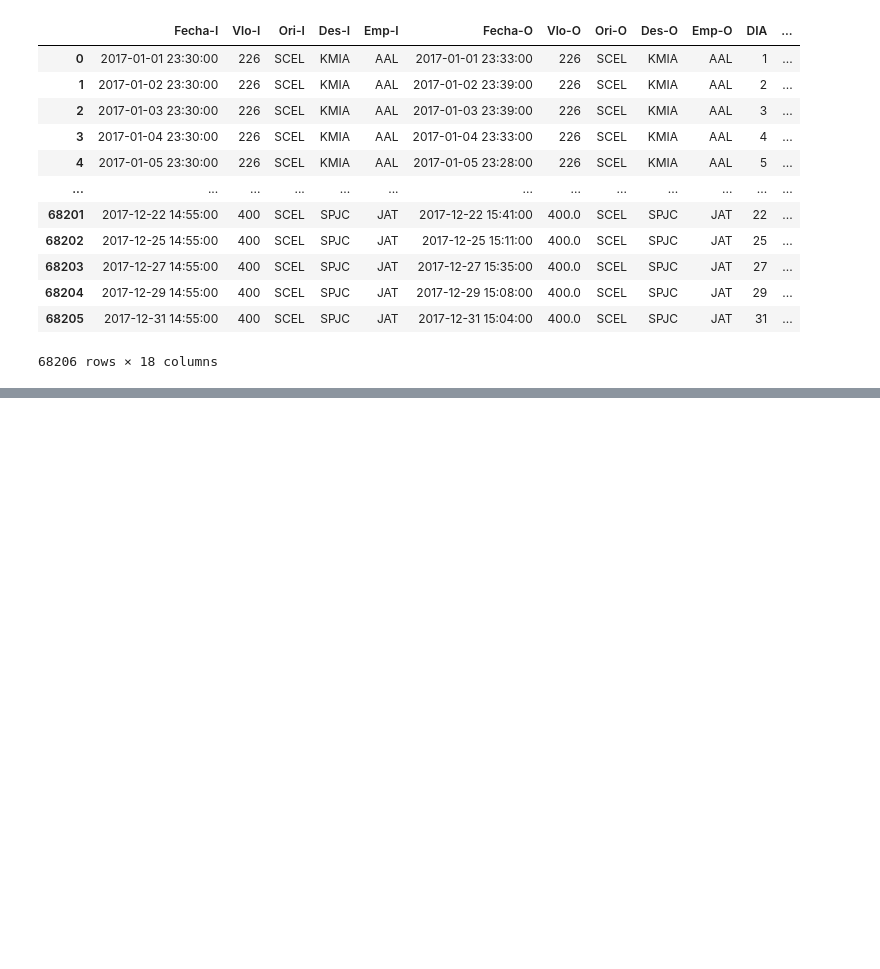
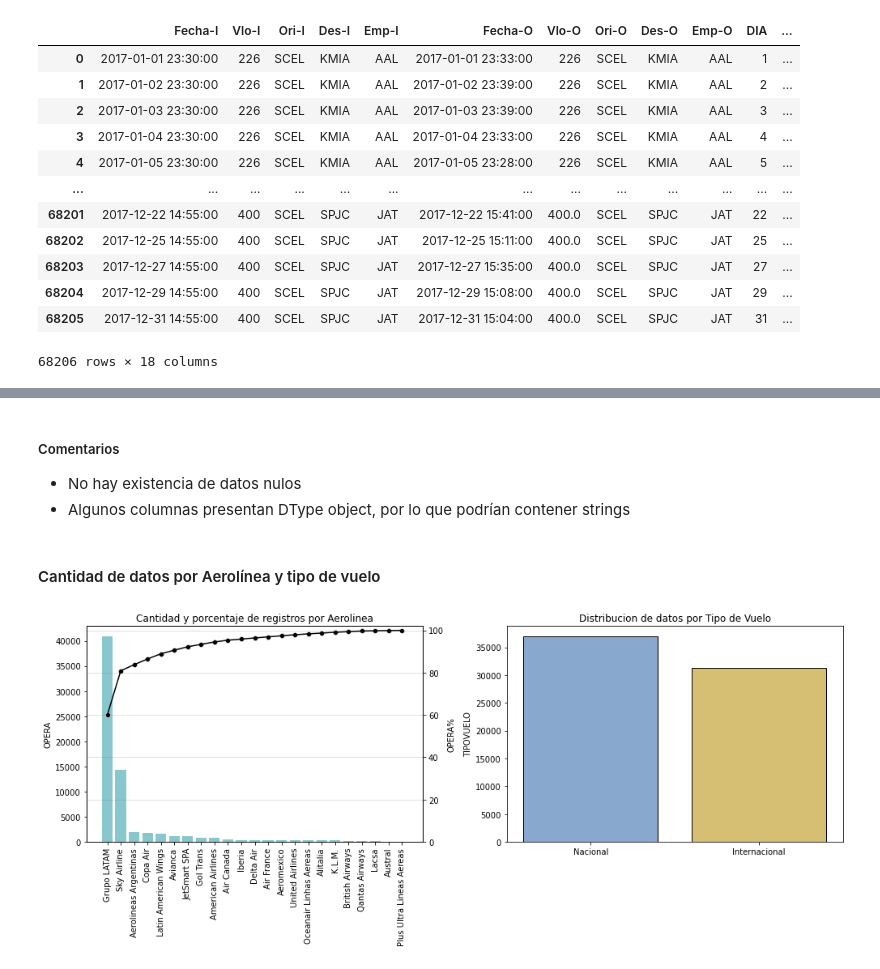
Before and after one commit to jesusfberrios/ds_challenge_latam, a Jupyter notebook: solution.ipynb, the cells around one changed output, grey strips where cells are left out. Saved outputs shown, nothing was run; the diff lists cells and outputs as text; code cells hidden in the pictures; blank space fills up the shorter version.

```diff
--- a/solution.ipynb
+++ b/solution.ipynb
@@ -59,0 +108,30 @@ Se procede a explorar los datos.
+# %% [markdown]
+##### Comentarios
+* No hay existencia de datos nulos
+* Algunos columnas presentan DType object, por lo que podrían contener strings
+# %% [markdown]
+#### Cantidad de datos por Aerolínea y tipo de vuelo
+# %%
+fig, axes = plt.subplots(nrows=1,ncols=2,figsize=(14,6))
+axes = axes.flatten()
+
+ax = axes[0]
+ax.set_title('Cantidad y porcentaje de registros por Aerolinea')
+sns.barplot(x=df.OPERA.value_counts().index,y=df.OPERA.value_counts(),ax=ax,color='#7DD1D8')
+ax.tick_params(axis='x', labelrotation = 90)
+ax2 = ax.twinx()
+ax2.set_ylabel('OPERA%')
+ax2.grid(color='grey',linestyle='-',alpha=0.3)
+sns.lineplot(x=df.OPERA.value_counts().index,y=df.OPERA.value_counts().cumsum()/df.OPERA.value_counts().sum()*100,ax=ax2,color='k')
+sns.scatterplot(x=df.OPERA.value_counts().index,y=df.OPERA.value_counts().cumsum()/df.OPERA.value_counts().sum()*100,ax=ax2,color='k')
+ax2.set_ylim([0,102])
+
+
+ax = axes[1]
+ax.set_title('Distribucion de datos por Tipo de Vuelo')
+sns.barplot(x=df.TIPOVUELO.value_counts().index.map({'I':'Internacional','N':'Nacional'}),y=df.TIPOVUELO.value_counts(),ax=ax,palette=['#7DA8D8','#E7C862'],edgecolor='k')
+#ax.tick_params(axis='x', labelrotation = 90)
+
+fig.tight_layout()
+# %% [output]
+[figure, added]
```
Also changed, not shown: parts of 20 cells of this notebook.
